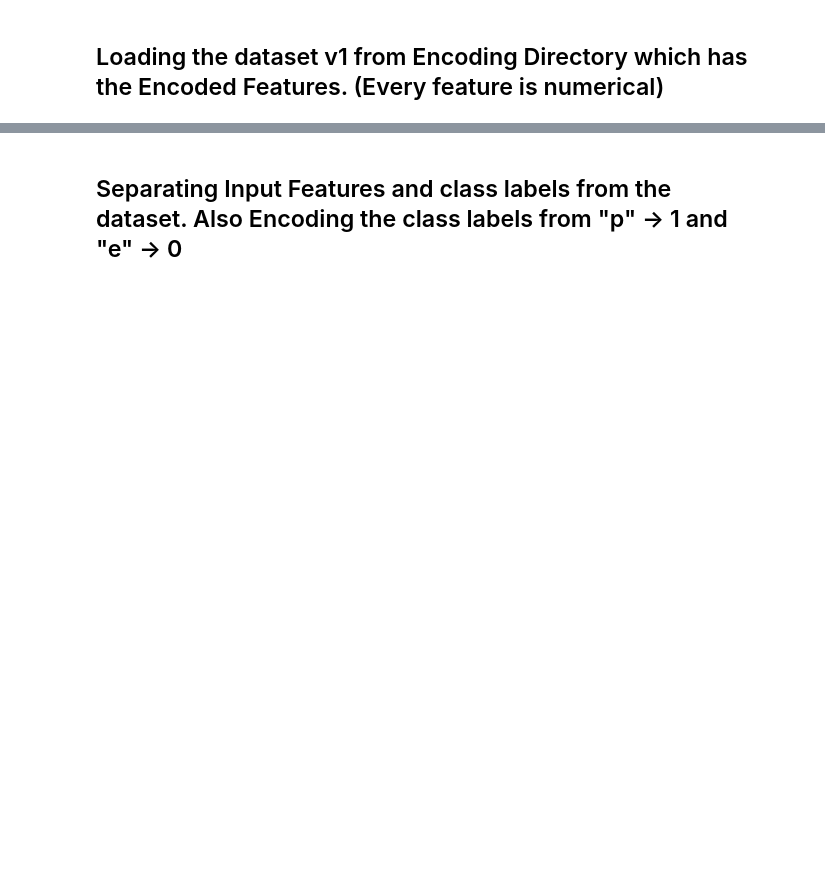
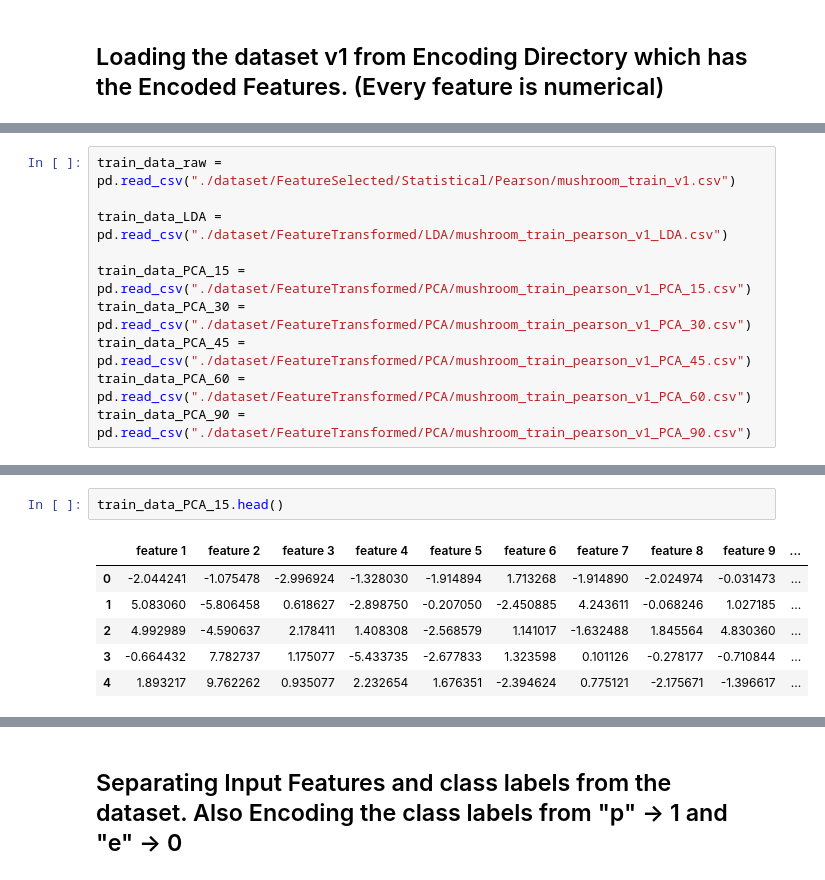
Before and after one commit to SudeshKumarSK/MushroomClassification, a Jupyter notebook: ModelPipeline.ipynb, the cells around one changed output, grey strips where cells are left out. Drawn from its saved outputs; the diff is of its cells as text; blank space fills up the shorter version.

```diff
--- a/ModelPipeline.ipynb
+++ b/ModelPipeline.ipynb
@@ -36,0 +26,10 @@ Train Data Encoded-> 1:
+# %%
+train_data_raw = pd.read_csv("./dataset/FeatureSelected/Statistical/Pearson/mushroom_train_v1.csv")
+
+train_data_LDA = pd.read_csv("./dataset/FeatureTransformed/LDA/mushroom_train_pearson_v1_LDA.csv")
+
+train_data_PCA_15 = pd.read_csv("./dataset/FeatureTransformed/PCA/mushroom_train_pearson_v1_PCA_15.csv")
+train_data_PCA_30 = pd.read_csv("./dataset/FeatureTransformed/PCA/mushroom_train_pearson_v1_PCA_30.csv")
+train_data_PCA_45 = pd.read_csv("./dataset/FeatureTransformed/PCA/mushroom_train_pearson_v1_PCA_45.csv")
+train_data_PCA_60 = pd.read_csv("./dataset/FeatureTransformed/PCA/mushroom_train_pearson_v1_PCA_60.csv")
+train_data_PCA_90 = pd.read_csv("./dataset/FeatureTransformed/PCA/mushroom_train_pearson_v1_PCA_90.csv")
@@ -36,0 +55,9 @@ Train Data Encoded-> 1:
+# %%
+train_data_PCA_15.head()
+# %% [output]
+|  | feature 1 | feature 2 | feature 3 | feature 4 | feature 5 | feature 6 | feature 7 | feature 8 | feature 9 | ... |
+| 0 | -2.044241 | -1.075478 | -2.996924 | -1.328030 | -1.914894 | 1.713268 | -1.914890 | -2.024974 | -0.031473 | ... |
+| 1 | 5.083060 | -5.806458 | 0.618627 | -2.898750 | -0.207050 | -2.450885 | 4.243611 | -0.068246 | 1.027185 | ... |
+| 2 | 4.992989 | -4.590637 | 2.178411 | 1.408308 | -2.568579 | 1.141017 | -1.632488 | 1.845564 | 4.830360 | ... |
+| 3 | -0.664432 | 7.782737 | 1.175077 | -5.433735 | -2.677833 | 1.323598 | 0.101126 | -0.278177 | -0.710844 | ... |
+| 4 | 1.893217 | 9.762262 | 0.935077 | 2.232654 | 1.676351 | -2.394624 | 0.775121 | -2.175671 | -1.396617 | ... |
```
Also changed, not shown: parts of 24 cells of this notebook.
